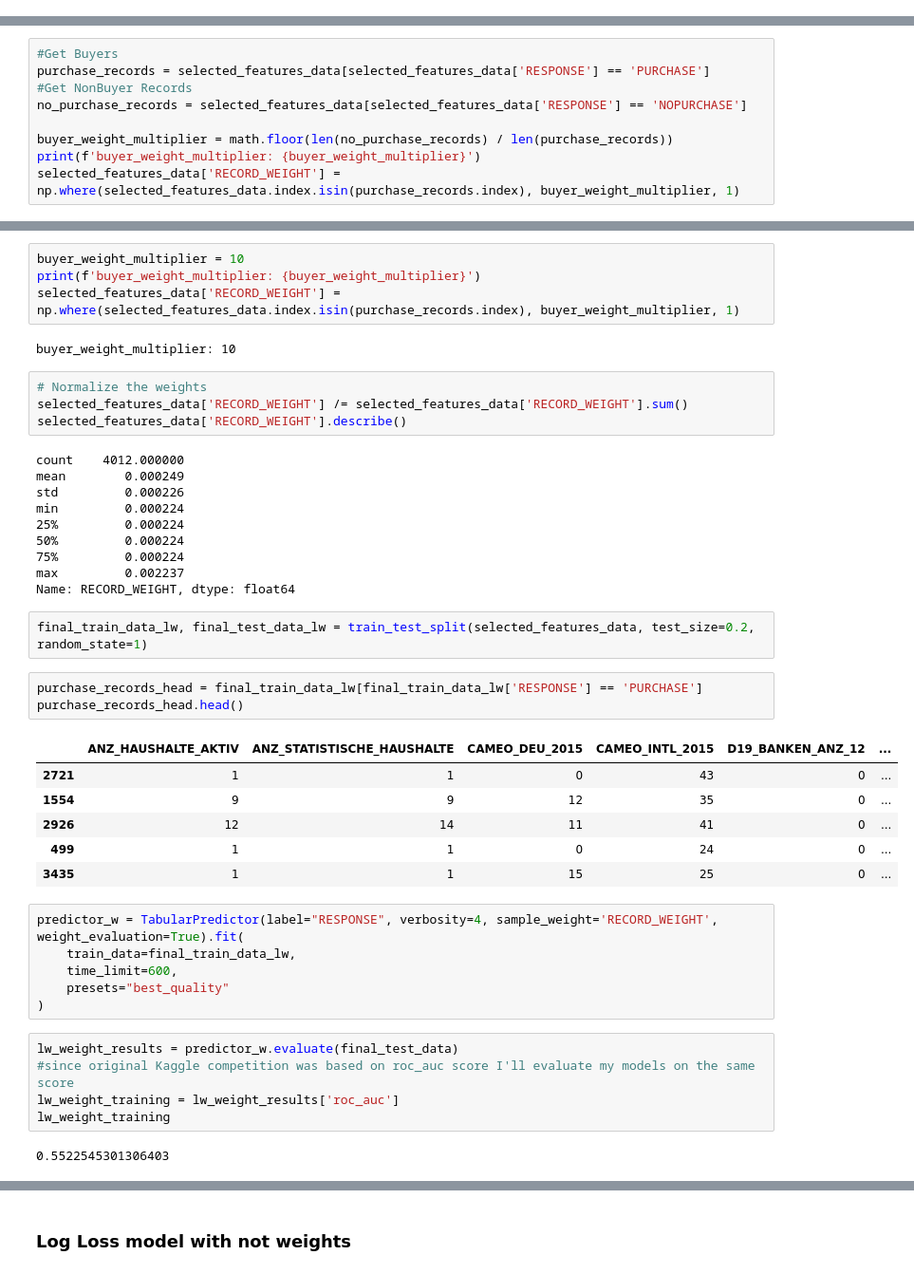
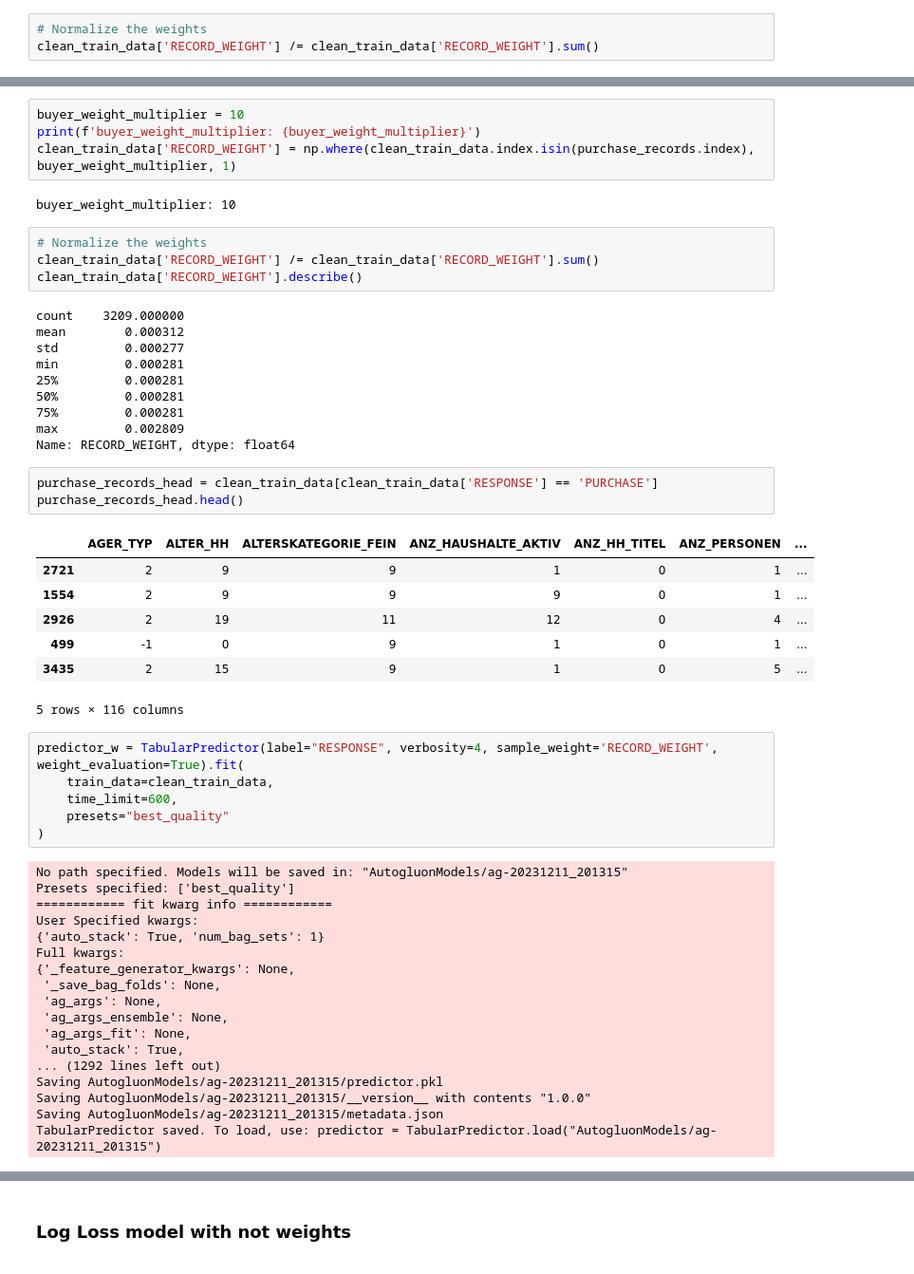
Before and after one commit to djarrin/arvato-ml-captstone, a Jupyter notebook: project_workbook.ipynb, the cells around one changed output, grey strips where cells are left out. Shown at 95% size. Cells and saved outputs as stored; diff of their text form.

```diff
--- a/project_workbook.ipynb
+++ b/project_workbook.ipynb
@@ -322,0 +377,3 @@ Estimated performance of each model:
+# %%
+# Normalize the weights
+clean_train_data['RECORD_WEIGHT'] /= clean_train_data['RECORD_WEIGHT'].sum()
@@ -376,9 +476,0 @@ selected_features_data['RESPONSE'] = selected_features_data['RESPONSE'].map({0:
-# %%
-#Get Buyers
-purchase_records = selected_features_data[selected_features_data['RESPONSE'] == 'PURCHASE']
-#Get NonBuyer Records
-no_purchase_records = selected_features_data[selected_features_data['RESPONSE'] == 'NOPURCHASE']
-
-buyer_weight_multiplier = math.floor(len(no_purchase_records) / len(purchase_records))
-print(f'buyer_weight_multiplier: {buyer_weight_multiplier}')
-selected_features_data['RECORD_WEIGHT'] = np.where(selected_features_data.index.isin(purchase_records.index), buyer_weight_multiplier, 1)
@@ -461,45 +578,55 @@ Feature Metadata (Processed):
 # %%
 buyer_weight_multiplier = 10
 print(f'buyer_weight_multiplier: {buyer_weight_multiplier}')
-selected_features_data['RECORD_WEIGHT'] = np.where(selected_features_data.index.isin(purchase_records.index), buyer_weight_multiplier, 1)
+clean_train_data['RECORD_WEIGHT'] = np.where(clean_train_data.index.isin(purchase_records.index), buyer_weight_multiplier, 1)
 # %% [output]
 buyer_weight_multiplier: 10
 # %%
 # Normalize the weights
-selected_features_data['RECORD_WEIGHT'] /= selected_features_data['RECORD_WEIGHT'].sum()
-selected_features_data['RECORD_WEIGHT'].describe()
+clean_train_data['RECORD_WEIGHT'] /= clean_train_data['RECORD_WEIGHT'].sum()
+clean_train_data['RECORD_WEIGHT'].describe()
 # %% [output]
-count    4012.000000
-mean        0.000249
-std         0.000226
-min         0.000224
-25%         0.000224
-50%         0.000224
-75%         0.000224
-max         0.002237
+count    3209.000000
+mean        0.000312
+std         0.000277
+min         0.000281
+25%         0.000281
+50%         0.000281
+75%         0.000281
+max         0.002809
 Name: RECORD_WEIGHT, dtype: float64
-# %%
-final_train_data_lw, final_test_data_lw = train_test_split(selected_features_data, test_size=0.2, random_state=1)
 # %%
-purchase_records_head = final_train_data_lw[final_train_data_lw['RESPONSE'] == 'PURCHASE']
+purchase_records_head = clean_train_data[clean_train_data['RESPONSE'] == 'PURCHASE']
 purchase_records_head.head()
 # %% [output]
-|  | ANZ_HAUSHALTE_AKTIV | ANZ_STATISTISCHE_HAUSHALTE | CAMEO_DEU_2015 | CAMEO_INTL_2015 | D19_BANKEN_ANZ_12 | ... |
-| 2721 | 1 | 1 | 0 | 43 | 0 | ... |
-| 1554 | 9 | 9 | 12 | 35 | 0 | ... |
-| 2926 | 12 | 14 | 11 | 41 | 0 | ... |
-| 499 | 1 | 1 | 0 | 24 | 0 | ... |
-| 3435 | 1 | 1 | 15 | 25 | 0 | ... |
+|  | AGER_TYP | ALTER_HH | ALTERSKATEGORIE_FEIN | ANZ_HAUSHALTE_AKTIV | ANZ_HH_TITEL | ANZ_PERSONEN | ... |
+| 2721 | 2 | 9 | 9 | 1 | 0 | 1 | ... |
+| 1554 | 2 | 9 | 9 | 9 | 0 | 1 | ... |
+| 2926 | 2 | 19 | 11 | 12 | 0 | 4 | ... |
+| 499 | -1 | 0 | 9 | 1 | 0 | 1 | ... |
+| 3435 | 2 | 15 | 9 | 1 | 0 | 5 | ... |
+5 rows × 116 columns
 # %%
 predictor_w = TabularPredictor(label="RESPONSE", verbosity=4, sample_weight='RECORD_WEIGHT', weight_evaluation=True).fit(
-    train_data=final_train_data_lw,
+    train_data=clean_train_data,
     time_limit=600,
     presets="best_quality"
 )
+# %% [output]
+No path specified. Models will be saved in: "AutogluonModels/ag-20231211_201315"
+Presets specified: ['best_quality']
+============ fit kwarg info ============
+User Specified kwargs:
+{'auto_stack': True, 'num_bag_sets': 1}
+Full kwargs:
+{'_feature_generator_kwargs': None,
+ '_save_bag_folds': None,
+ 'ag_args': None,
+ 'ag_args_ensemble': None,
+ 'ag_args_fit': None,
+ 'auto_stack': True,
+... (1292 lines left out)
+Saving AutogluonModels/ag-20231211_201315/predictor.pkl
+Saving AutogluonModels/ag-20231211_201315/__version__ with contents "1.0.0"
+Saving AutogluonModels/ag-20231211_201315/metadata.json
+TabularPredictor saved. To load, use: predictor = TabularPredictor.load("AutogluonModels/ag-20231211_201315")
-# %%
-lw_weight_results = predictor_w.evaluate(final_test_data)
-#since original Kaggle competition was based on roc_auc score I'll evaluate my models on the same score
-lw_weight_training = lw_weight_results['roc_auc']
-lw_weight_training
-# %% [output]
-0.5522545301306403
```
Also changed, not shown: parts of 54 cells of this notebook.
